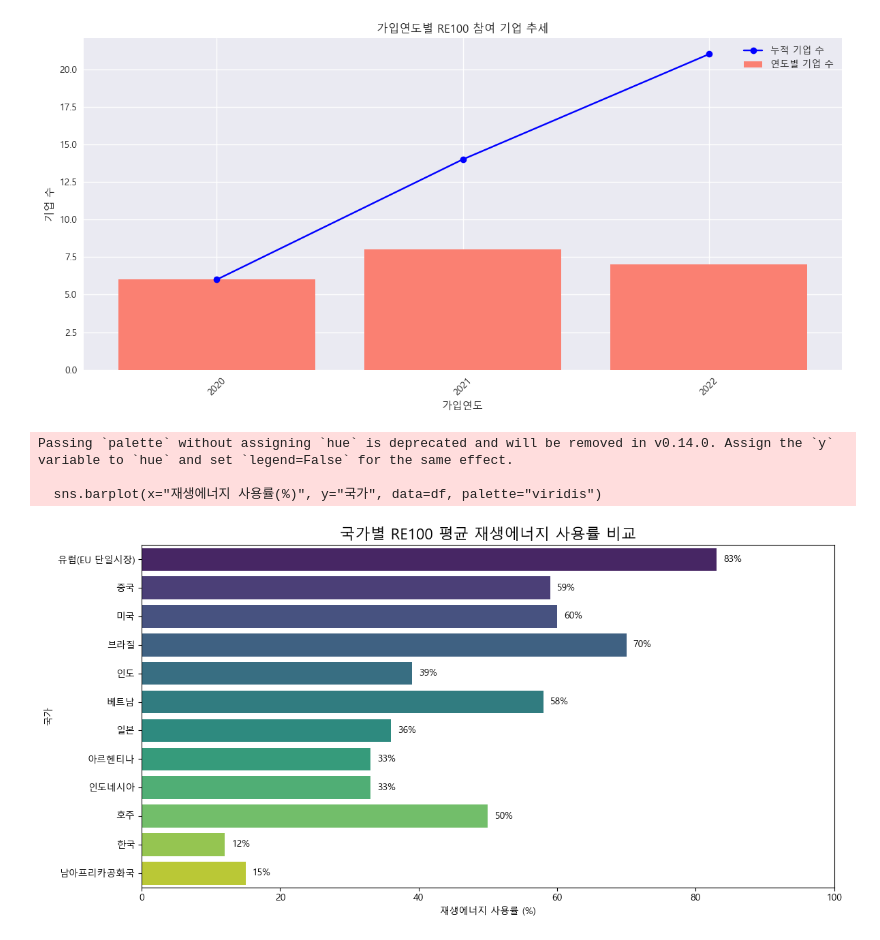
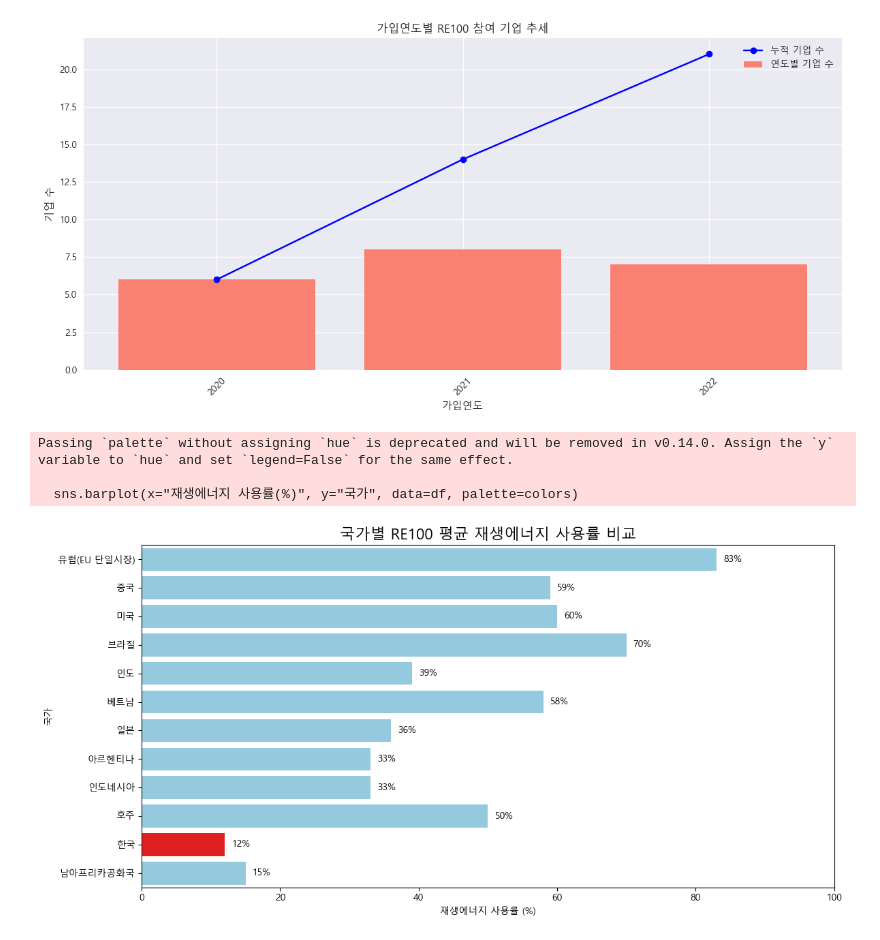
Before and after one commit to kimwjdhyun/KDT_RE_5th_Project, a Jupyter notebook: 01_DataAnalysis/scripts/preprocessing/re100_graph.ipynb, the cells around one changed output. Cells and saved outputs as stored; diff of their text form; code cells hidden in the pictures.

```diff
--- a/01_DataAnalysis/scripts/preprocessing/re100_graph.ipynb
+++ b/01_DataAnalysis/scripts/preprocessing/re100_graph.ipynb
@@ -77,36 +77,43 @@ import seaborn as sns
 import pandas as pd
 
 plt.rc('font', family='Malgun Gothic')
 plt.rcParams['axes.unicode_minus'] = False
 
-# 데이터 준비
+
 data = {
     "국가": [
         "유럽(EU 단일시장)", "중국", "미국", "브라질", "인도",
         "베트남", "일본", "아르헨티나", "인도네시아", "호주",
         "한국", "남아프리카공화국"
     ],
     "재생에너지 사용률(%)": [83, 59, 60, 70, 39, 58, 36, 33, 33, 50, 12, 15]
 }
 
 df = pd.DataFrame(data)
 
-# 시각화
+colors = [] # 추가 : 한국만 색 바꿈
+for country in df["국가"]:
+    if country == "한국":
+        colors.append("red")
+    else:
+        colors.append("skyblue")
+
+
 plt.figure(figsize=(12, 6))
-sns.barplot(x="재생에너지 사용률(%)", y="국가", data=df, palette="viridis")
+sns.barplot(x="재생에너지 사용률(%)", y="국가", data=df, palette=colors)
 
-# 값 라벨 표시
+
 for index, value in enumerate(df["재생에너지 사용률(%)"]):
     plt.text(value + 1, index, str(value) + "%", va='center')
 
 plt.title("국가별 RE100 평균 재생에너지 사용률 비교", fontsize=16)
 plt.xlabel("재생에너지 사용률 (%)")
 plt.ylabel("국가")
 plt.xlim(0, 100)
 plt.tight_layout()
 plt.show()
 # %% [output]
 Passing `palette` without assigning `hue` is deprecated and will be removed in v0.14.0. Assign the `y` variable to `hue` and set `legend=False` for the same effect.
 
-  sns.barplot(x="재생에너지 사용률(%)", y="국가", data=df, palette="viridis")
+  sns.barplot(x="재생에너지 사용률(%)", y="국가", data=df, palette=colors)
-[figure, old version]
+[figure, new version]
```
Also changed, not shown: 1 other file.
